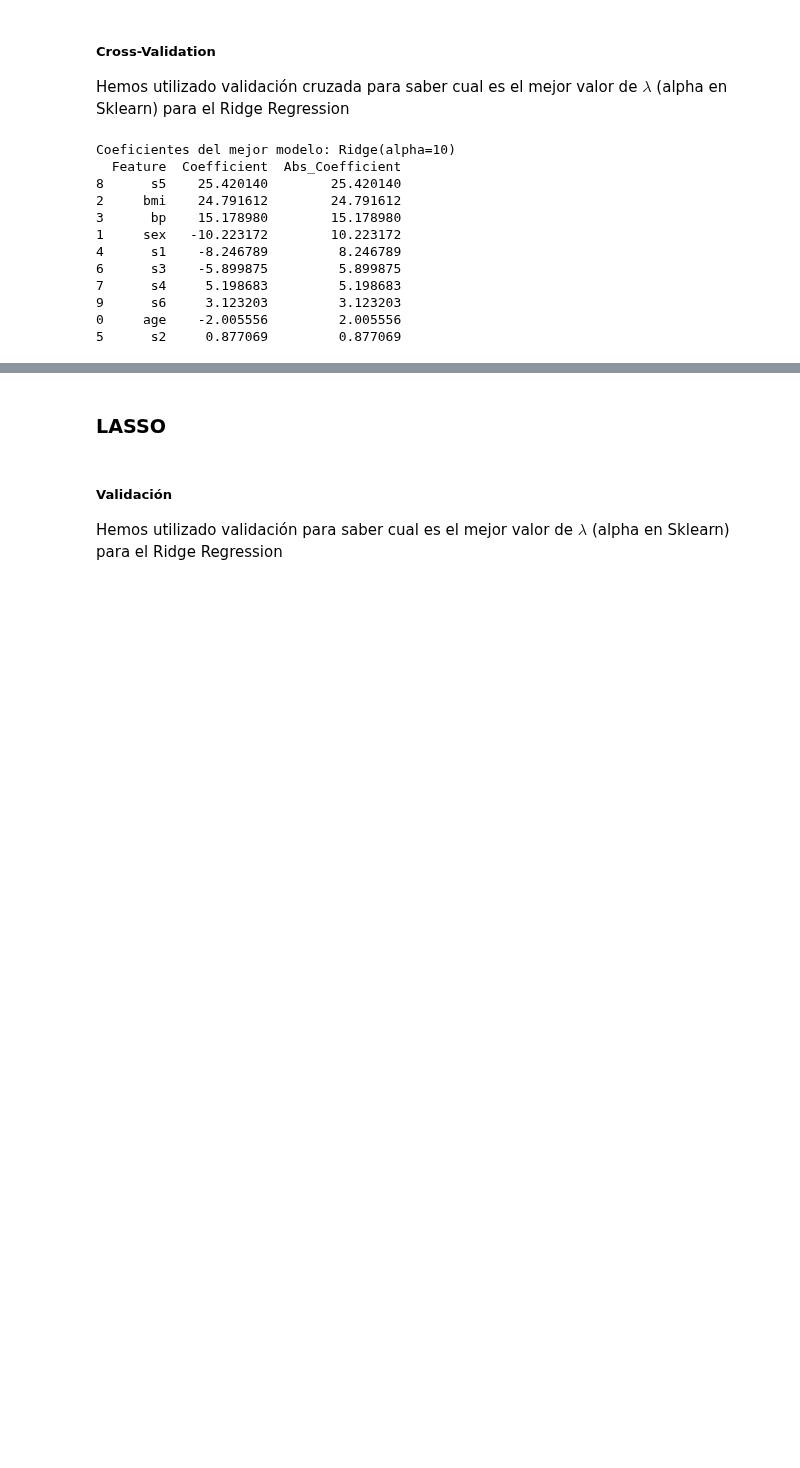
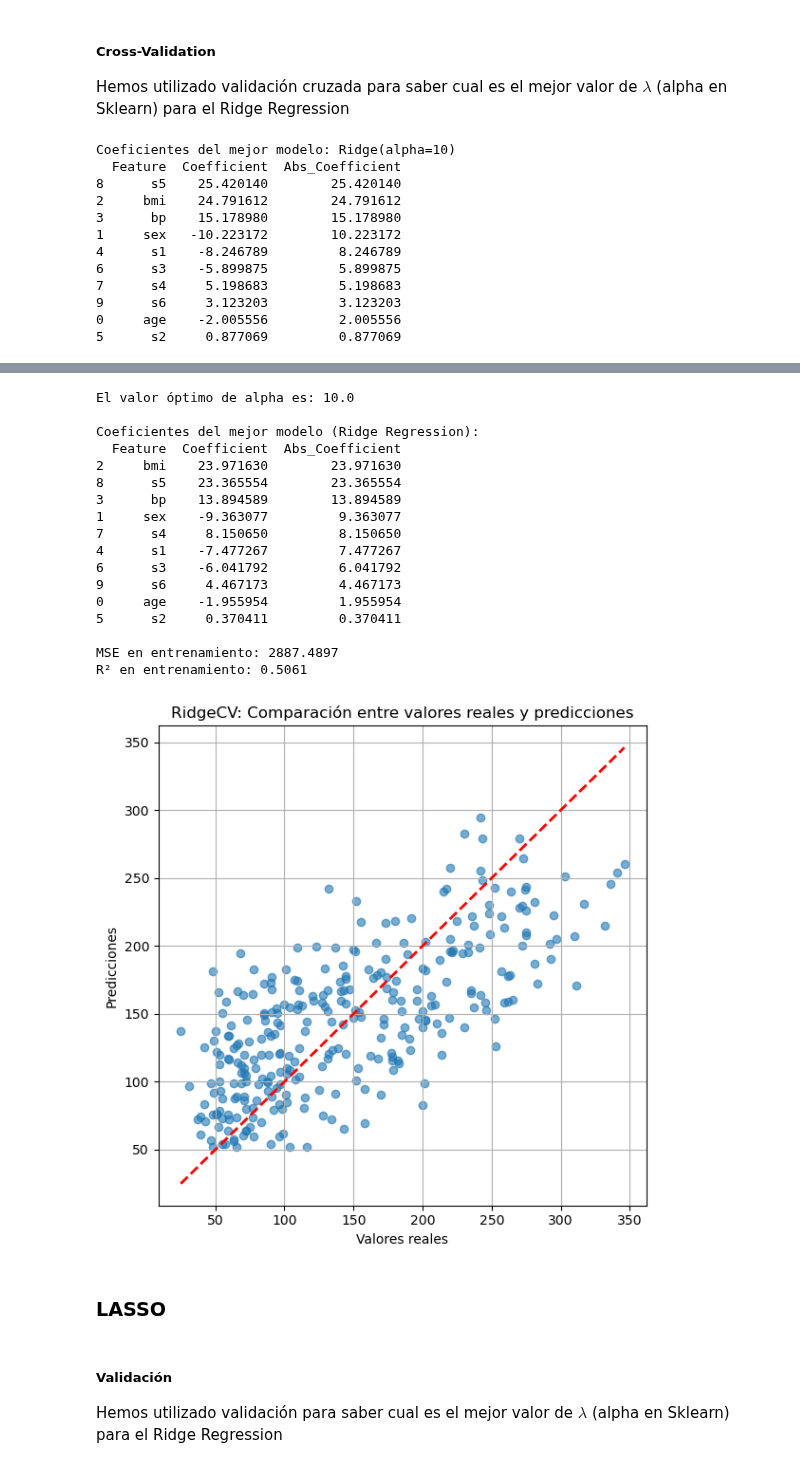
Before and after one commit to MalenaSancho/TFG, a Jupyter notebook: TFG/TFG_Python.ipynb, the cells around one changed output, grey strips where cells are left out. Drawn from its saved outputs; the diff is of its cells as text; code cells hidden in the pictures; blank space fills up the shorter version.

```diff
--- a/TFG/TFG_Python.ipynb
+++ b/TFG/TFG_Python.ipynb
@@ -1332,6 +1335,67 @@ Resultados de la búsqueda con validación cruzada (Ridge Regression):
 | 1 | 0.1 | 3048.948179 | 140.138783 | 2890.703524 | 34.112758 | ... |
 | 0 | 0.01 | 3049.389778 | 139.714948 | 2890.680407 | 34.110799 | ... |
 | 4 | 100 | 3116.990066 | 257.610947 | 2990.977421 | 39.713282 | ... |
+# %%
+# Definir valores de alpha (desde 10^-6 a 10^6)
+alphas = np.logspace(-6, 6, 13)
+
+# Ajustar modelo RidgeCV con validación cruzada
+ridge_cv = RidgeCV(alphas=alphas, store_cv_values=True)
+ridge_cv.fit(X_train_scaled, y_train)
+
+# Mostrar el mejor alpha encontrado
+print(f"El valor óptimo de alpha es: {ridge_cv.alpha_}")
+
+# Crear DataFrame con coeficientes y ordenarlos
+coef_df = pd.DataFrame({
+    'Feature': X_train.columns,
+    'Coefficient': ridge_cv.coef_
+})
+coef_df['Abs_Coefficient'] = coef_df['Coefficient'].abs()
+coef_df = coef_df.sort_values(by='Abs_Coefficient', ascending=False)
+
+print("\nCoeficientes del mejor modelo (Ridge Regression):")
+print(coef_df.head(10))  # Top 10 características más relevantes
+
+# Hacer predicciones en los datos de entrenamiento
+y_pred = ridge_cv.predict(X_train_scaled)
+
+# Calcular métricas de rendimiento
+mse = mean_squared_error(y_train, y_pred)
+r2 = r2_score(y_train, y_pred)
+
+print(f"\nMSE en entrenamiento: {mse:.4f}")
+print(f"R² en entrenamiento: {r2:.4f}")
+
+# Visualización de predicciones vs valores reales
+plt.figure(figsize=(6, 6))
+plt.scatter(y_train, y_pred, alpha=0.6)
+plt.plot([y_train.min(), y_train.max()], [y_train.min(), y_train.max()], 'r--', lw=2)
+plt.xlabel('Valores reales')
+plt.ylabel('Predicciones')
+plt.title('RidgeCV: Comparación entre valores reales y predicciones')
+plt.grid(True)
+plt.tight_layout()
+plt.show()
+# %% [output]
+El valor óptimo de alpha es: 10.0
+
+Coeficientes del mejor modelo (Ridge Regression):
+  Feature  Coefficient  Abs_Coefficient
+2     bmi    23.971630        23.971630
+8      s5    23.365554        23.365554
+3      bp    13.894589        13.894589
+1     sex    -9.363077         9.363077
+7      s4     8.150650         8.150650
+4      s1    -7.477267         7.477267
+6      s3    -6.041792         6.041792
+9      s6     4.467173         4.467173
+0     age    -1.955954         1.955954
+5      s2     0.370411         0.370411
+
+MSE en entrenamiento: 2887.4897
+R² en entrenamiento: 0.5061
+[figure, added]
 # %% [markdown]
 ### LASSO
 # %% [markdown]
```
Also changed, not shown: parts of 21 cells of this notebook.
